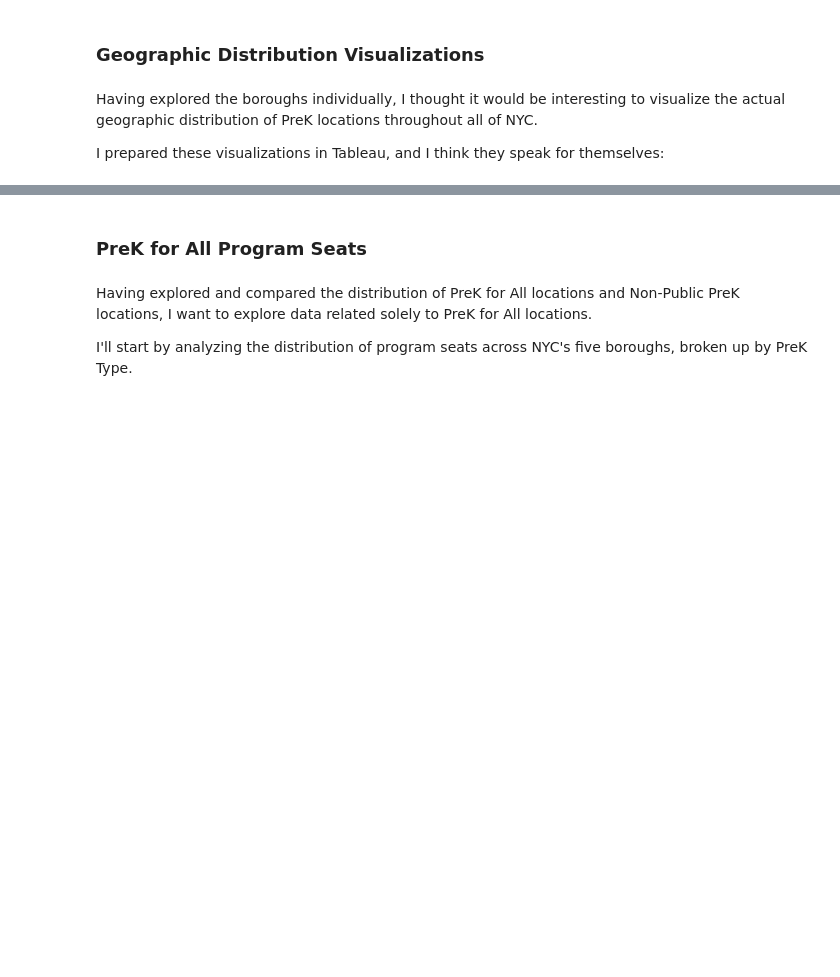
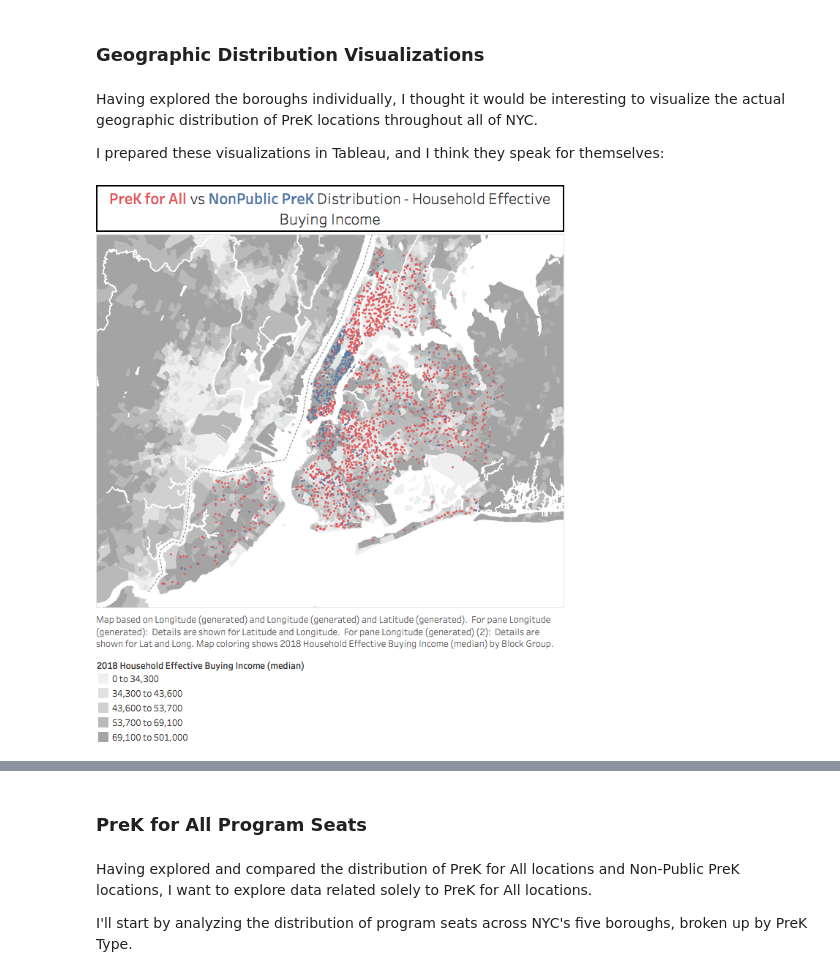
Before and after one commit to gh0st1nch4ins/Pre-Kindergarten, a Jupyter notebook: NYC Pre-Kindergarten Project.ipynb, the cells around one changed output, grey strips where cells are left out. Cells and saved outputs as stored; diff of their text form; code cells hidden in the pictures; blank space fills up the shorter version.

```diff
--- a/NYC Pre-Kindergarten Project.ipynb
+++ b/NYC Pre-Kindergarten Project.ipynb
@@ -1153,5 +1153,7 @@ Having explored the boroughs individually, I thought it would be interesting to
 
 I prepared these visualizations in Tableau, and I think they speak for themselves:
 # %%
-
-        Pre-Kindergarten/PK4A vs NPubPK - Effective Buying Income.png
+from IPython.display import HTML, Image, display
+Image(filename="PK4A vs NPubPK - Effective Buying Income.png", embed=True)
+# %% [output]
+[figure, added]
```
Also changed, not shown: parts of 12 cells of this notebook.
